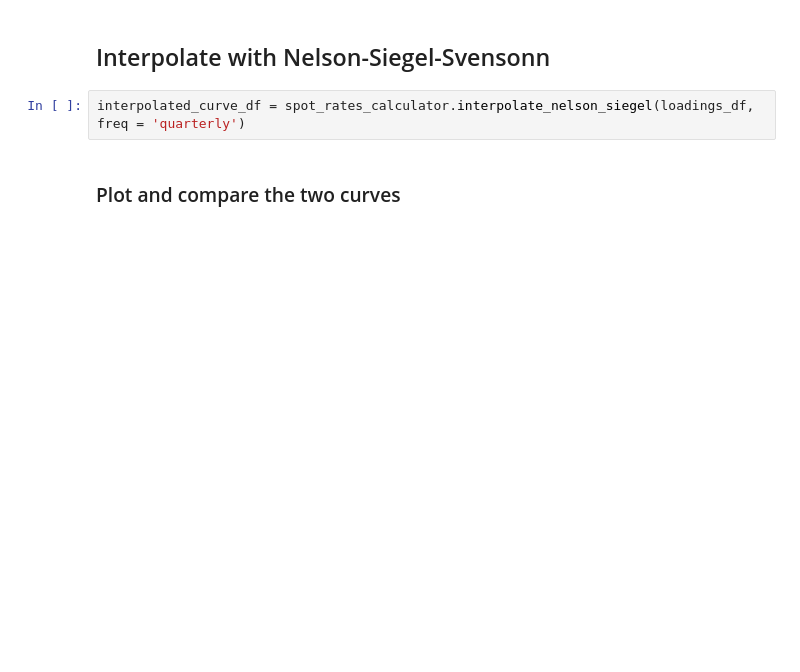
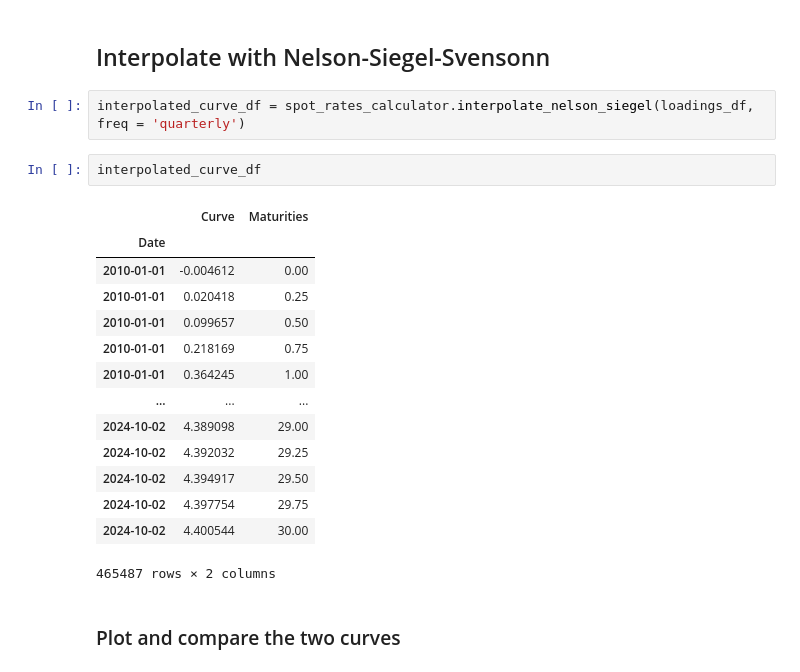
Before and after one commit to vittoriomanfriani/Fundamental-Factor-Model-for-Rates, a Jupyter notebook: Project.ipynb, the cells around one changed output. Drawn from its saved outputs; the diff is of its cells as text; blank space fills up the shorter version.

```diff
--- a/Project.ipynb
+++ b/Project.ipynb
@@ -51,6 +52,23 @@ loadings_df.head()
 ## Interpolate with Nelson-Siegel-Svensonn
 # %%
 interpolated_curve_df = spot_rates_calculator.interpolate_nelson_siegel(loadings_df, freq = 'quarterly')
+# %%
+interpolated_curve_df
+# %% [output]
+|  | Curve | Maturities |
+| Date |  |  |
+| 2010-01-01 | -0.004612 | 0.00 |
+| 2010-01-01 | 0.020418 | 0.25 |
+| 2010-01-01 | 0.099657 | 0.50 |
+| 2010-01-01 | 0.218169 | 0.75 |
+| 2010-01-01 | 0.364245 | 1.00 |
+| ... | ... | ... |
+| 2024-10-02 | 4.389098 | 29.00 |
+| 2024-10-02 | 4.392032 | 29.25 |
+| 2024-10-02 | 4.394917 | 29.50 |
+| 2024-10-02 | 4.397754 | 29.75 |
+| 2024-10-02 | 4.400544 | 30.00 |
+465487 rows × 2 columns
 # %% [markdown]
 ### Plot and compare the two curves
 # %%
```
Also changed, not shown: parts of 7 cells of this notebook, 2 other files.
